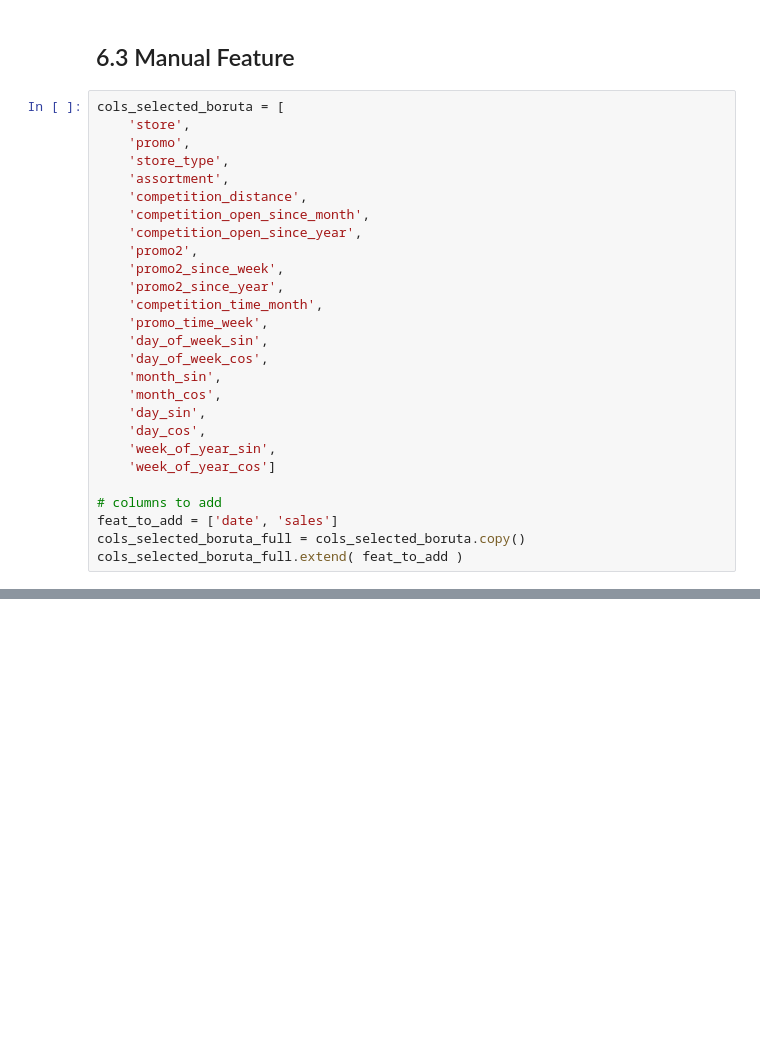
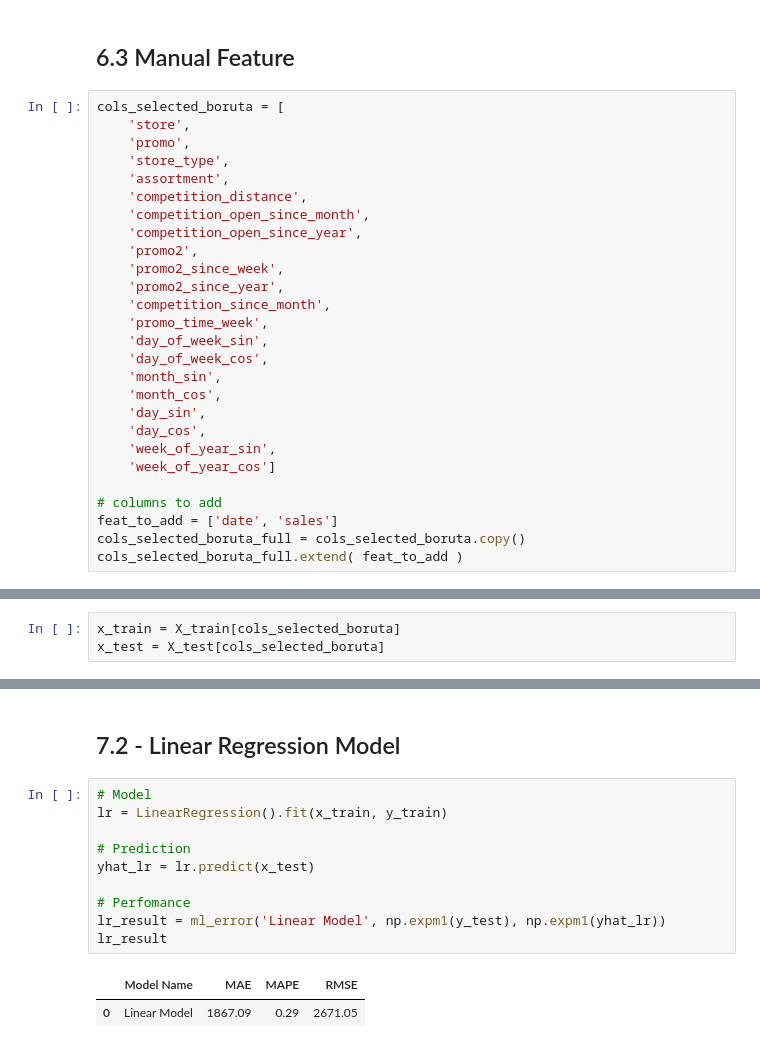
Before and after one commit to kevincirne/ds_em_producao, a Jupyter notebook: m06_v01_store_sales_prediction.ipynb, the cells around one changed output, grey strips where cells are left out. Cells and saved outputs as stored; diff of their text form; blank space fills up the shorter version.

```diff
--- a/m06_v01_store_sales_prediction.ipynb
+++ b/m06_v01_store_sales_prediction.ipynb
@@ -835,7 +837,7 @@ cols_selected_boruta = [
     'promo2',
     'promo2_since_week',
     'promo2_since_year',
-    'competition_time_month',
+    'competition_since_month',
     'promo_time_week',
     'day_of_week_sin',
     'day_of_week_cos',
@@ -854,0 +860,3 @@ cols_selected_boruta_full.extend( feat_to_add )
+# %%
+x_train = X_train[cols_selected_boruta]
+x_test = X_test[cols_selected_boruta]
@@ -854,0 +887,15 @@ cols_selected_boruta_full.extend( feat_to_add )
+# %% [markdown]
+## 7.2 - Linear Regression Model
+# %%
+# Model
+lr = LinearRegression().fit(x_train, y_train)
+
+# Prediction
+yhat_lr = lr.predict(x_test)
+
+# Perfomance
+lr_result = ml_error('Linear Model', np.expm1(y_test), np.expm1(yhat_lr))
+lr_result
+# %% [output]
+|  | Model Name | MAE | MAPE | RMSE |
+| 0 | Linear Model | 1867.09 | 0.29 | 2671.05 |
```
Also changed, not shown: parts of 11 cells of this notebook.
